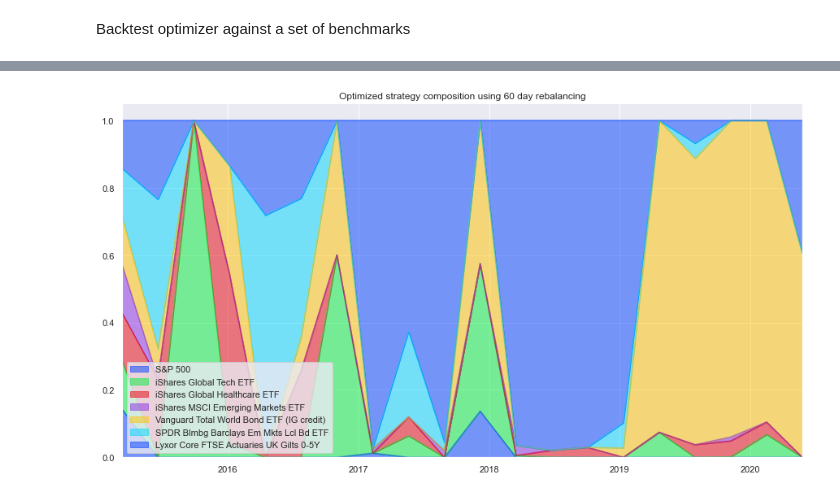
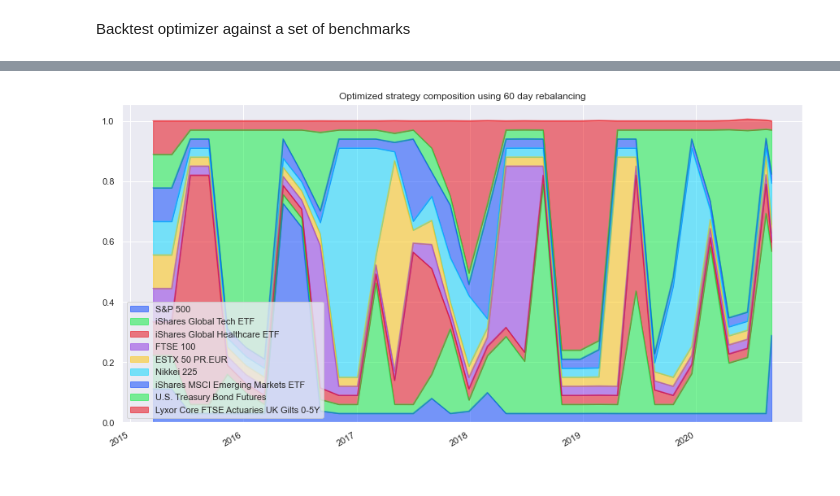
Before and after one commit to dhirlea/Portfolio-Optimizer, a Jupyter notebook: YahooPortfolioOptimizer.ipynb, the cells around one changed output, grey strips where cells are left out. Cells and saved outputs as stored; diff of their text form; code cells hidden in the pictures.

Commit message:
Fixed covariance resampling for backtest

```diff
--- a/YahooPortfolioOptimizer.ipynb
+++ b/YahooPortfolioOptimizer.ipynb
@@ -132,7 +134,7 @@ Create optimizer inputs: holding period return, risk and covariance matrix
 # %%
 #Calculate a dataframe of return and volatility to use as input to optimizer
 
-mean_variance_lookback = 100
+mean_variance_lookback = 60
 
 optimizer_return_inputs_list = []
 optimizer_volatility_inputs_list = []
@@ -157,8 +159,16 @@ display(optimizer_inputs_df)
 
 resampled_securities_return_df = 1 + securities_return_df
 resampled_securities_return_df = resampled_securities_return_df.resample(str(mean_variance_lookback)+'D').apply(np.prod)
-resampled_securities_return_df = resampled_securities_return_df -1
+resampled_securities_return_df = resampled_securities_return_df**(ann_factor/mean_variance_lookback) -1
 resampled_securities_return_df = resampled_securities_return_df.shift(periods = 1, fill_value = 0)
+
+resampled_volatility_df = securities_return_df.resample(str(mean_variance_lookback)+'D').std() * np.sqrt(ann_factor)
+resampled_volatility_df = resampled_volatility_df.shift(periods = 1, fill_value = 0)
+
+resampled_cov_matrix = {}
+
+for date in resampled_securities_return_df.index:
+    resampled_cov_matrix[date] = resampled_securities_return_df.loc[date - dt.timedelta(mean_variance_lookback) : date,:].cov()
 
 #Print covariance matrix for debugging purposes
 display(resampled_securities_return_df.tail())
@@ -188,7 +200,7 @@ def port_ret(weights, returns):
 
 def optimizer_port_ret(weights):
     """ Computes portfolio return given a set of weights and assumes a set of security returns defined prior in the script"""
-    return port_ret(weights, optimizer_inputs_df['Annualised Return']*1.2)
+    return port_ret(weights, optimizer_inputs_df['Annualised Return'])
 
 def port_vol(weights, cov_matrix):
     return np.sqrt(np.dot(weights.transpose(), np.dot(cov_matrix, weights)))
@@ -206,7 +218,7 @@ def optimizer_port_sharpe(weights):
 #Define optimisation constraints eg. sum of all portfolio weights = 100%
 #Boundaries on parameters eg. limit to non-negative values assuming short selling is not permitted
 
-minimum_position_size = 0
+minimum_position_size = 0.03
 constraints = ({'type':'eq', 'fun' : lambda x: np.sum(x)-1})
 boundaries =tuple((minimum_position_size,1) for x in range(len(securities_dictionary)))
 
@@ -222,7 +234,7 @@ optimal_portfolio_volatility = optimizer_port_vol(optimal_portfolio_weights)
 optimal_portfolio_Sharpe = -1* optimizer_port_sharpe(optimal_portfolio_weights)
 
 
-display('Optimal portfolio weights', optimal_portfolio_dict)
+display('Optimal portfolio weights sampled today rather than at the last rebalance date', optimal_portfolio_dict)
 print('\n')
 print('Sum of optimal portfolio weights is ','{0:.2%}'.format(np.sum(optimal_portfolio_weights)))
 print('Optimal portfolio return is ', '{0:.2%}'.format(optimal_portfolio_return))
@@ -234,12 +246,13 @@ print('\n')
 
 optimal_portfolio_dict_backtest = {}
 
-
 for date in resampled_securities_return_df.index:
     def optimizer_port_ret_backtest(weights):
         return port_ret(weights, resampled_securities_return_df.loc[date])
+    def optimizer_port_vol_backtest(weights):
+        return np.sqrt(np.dot(weights.transpose(), np.dot(resampled_cov_matrix[date], weights)))
     def optimizer_port_sharpe_backtest(weights):
-        return -optimizer_port_ret_backtest(weights)/optimizer_port_vol(weights)
+        return -optimizer_port_ret_backtest(weights)/optimizer_port_vol_backtest(weights)
     optimization_result_backtest = sco.minimize(optimizer_port_sharpe_backtest, equal_weights, method='SLSQP', bounds = boundaries, constraints = constraints)
     optimal_portfolio_dict_backtest[date] = optimization_result_backtest.x
 
@@ -247,9 +260,9 @@ optimal_portfolio_df_backtest = pd.DataFrame(optimal_portfolio_dict_backtest).T
 optimal_portfolio_df_backtest.columns = securities_dictionary.keys()
 
 print('Backtested strategy rebalanced weights are', '\n')
-display(optimal_portfolio_df_backtest.head())
+display(optimal_portfolio_df_backtest.tail())
 
-optimal_portfolio_df_backtest_returns = np.multiply(optimal_portfolio_df_backtest, resampled_securities_return_df)
+optimal_portfolio_df_backtest_returns = np.multiply(optimal_portfolio_df_backtest, (1+resampled_securities_return_df)**(mean_variance_lookback/ann_factor)-1)
 optimal_portfolio_df_backtest_returns['Backtested strategy'] = optimal_portfolio_df_backtest_returns.sum(axis='columns')
 optimal_portfolio_df_backtest_returns.drop(optimal_portfolio_df_backtest_returns.index[0], inplace=True)
 optimal_portfolio_df_backtest_principal = np.cumprod(1+optimal_portfolio_df_backtest_returns['Backtested strategy'])
@@ -351,7 +368,7 @@ Backtest optimizer against a set of benchmarks
 #Create a backtest benchmark using an equally weighted portfolio
 
 #Specify rebalance period eg 5 days
-rebalance_period = 60
+rebalance_period = mean_variance_lookback
 
 #Construct a dataframe of drifted benchmark weights
 equal_weights_index =[1 for x in enumerate(securities_return_df.columns)]
@@ -432,9 +449,15 @@ plt.show()
 # %%
 #Plot drifted benchmark weights
+
+latest_optimal_portfolio_weights_df = pd.DataFrame(data = optimal_portfolio_weights, index = optimal_portfolio_df_backtest.columns, columns = [securities_return_df.index[-1]])
+latest_optimal_portfolio_weights_df = latest_optimal_portfolio_weights_df.T
+
+optimal_portfolio_df_backtest = optimal_portfolio_df_backtest.append(latest_optimal_portfolio_weights_df)
+
 plt.style.use('seaborn-bright')
 optimal_portfolio_df_backtest.plot.area(legend=False, alpha=0.5, figsize=(15,8))
 plt.title('Optimized strategy composition using '+ str(rebalance_period) + ' day rebalancing')
 plt.legend(loc = 'lower left')
 plt.show()
 # %% [output]
-[figure, old version]
+[figure, new version]
```
Also changed, not shown: parts of 7 cells of this notebook.
